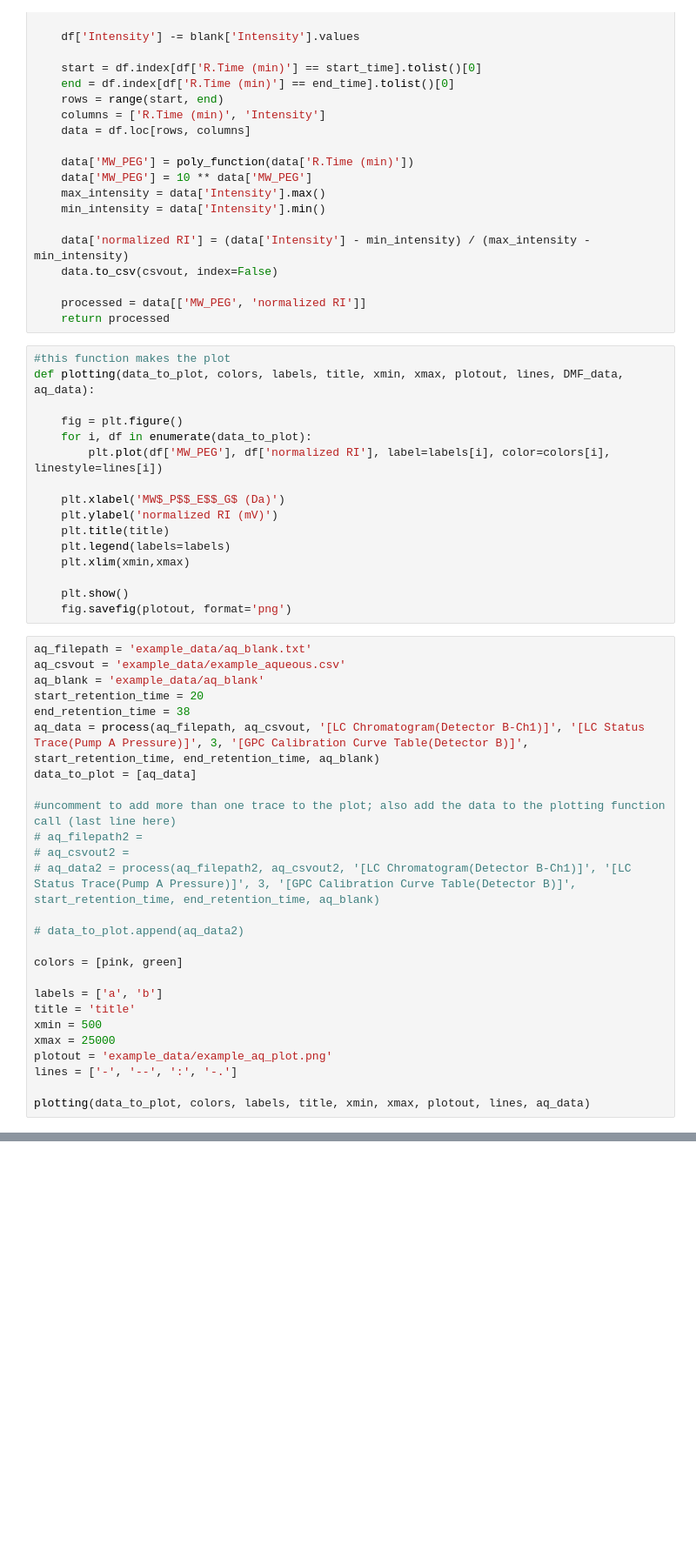
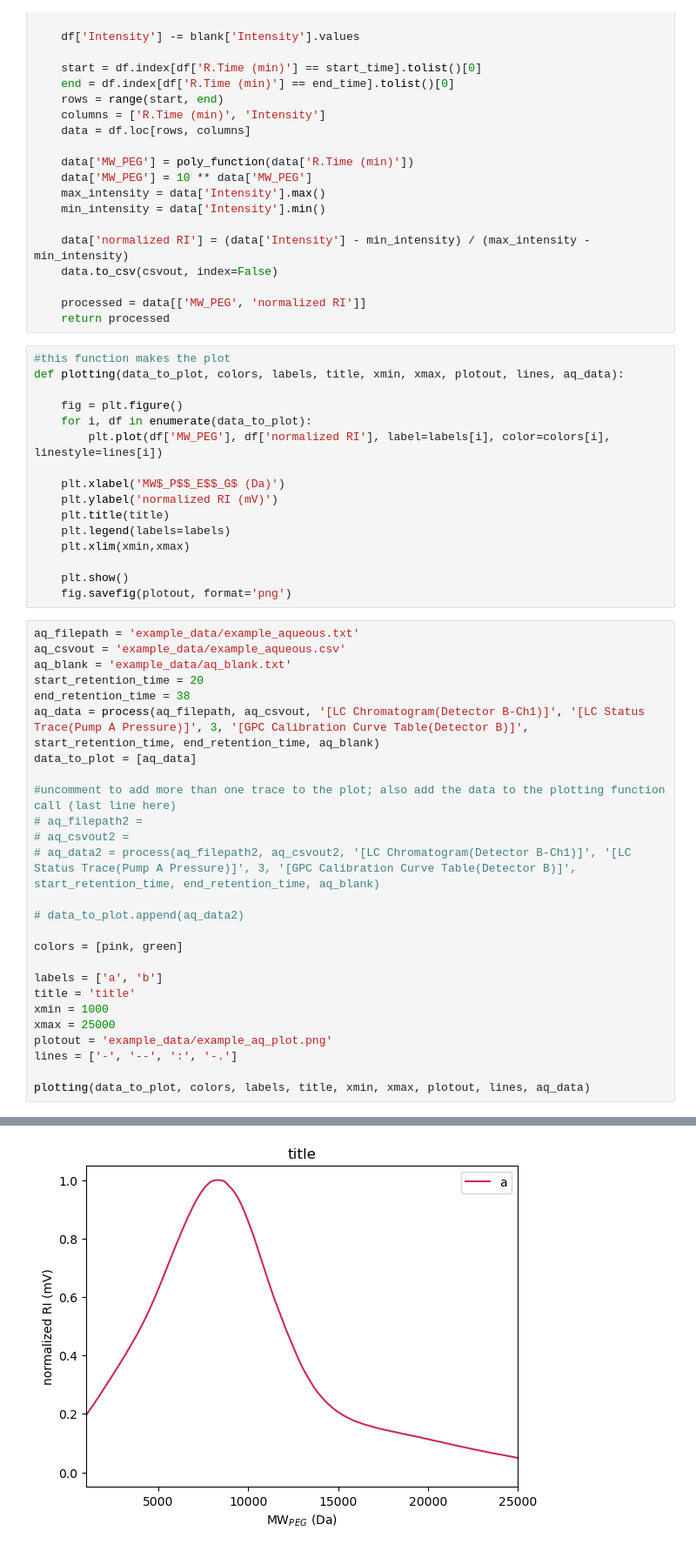
Before and after one commit to UNC-Knight-Lab/SECAnalysis, a Jupyter notebook: aq_SEC_processing.ipynb, the cells around one changed output, grey strips where cells are left out. Shown: that part at 87% size. Saved outputs shown, nothing was run; the diff lists cells and outputs as text; blank space fills up the shorter version.

```diff
--- a/aq_SEC_processing.ipynb
+++ b/aq_SEC_processing.ipynb
@@ -84,7 +84,7 @@ def process(filepath, csvout,  start_marker, end_marker, coordinate, start_marke
     return processed
 # %%
 #this function makes the plot
-def plotting(data_to_plot, colors, labels, title, xmin, xmax, plotout, lines, DMF_data, aq_data):
+def plotting(data_to_plot, colors, labels, title, xmin, xmax, plotout, lines, aq_data):
 
     fig = plt.figure()
     for i, df in enumerate(data_to_plot):
@@ -99,9 +99,9 @@ def plotting(data_to_plot, colors, labels, title, xmin, xmax, plotout, lines, DM
     plt.show()
     fig.savefig(plotout, format='png')
 # %%
-aq_filepath = 'example_data/aq_blank.txt'
+aq_filepath = 'example_data/example_aqueous.txt'
 aq_csvout = 'example_data/example_aqueous.csv'
-aq_blank = 'example_data/aq_blank'
+aq_blank = 'example_data/aq_blank.txt'
 start_retention_time = 20
 end_retention_time = 38
 aq_data = process(aq_filepath, aq_csvout, '[LC Chromatogram(Detector B-Ch1)]', '[LC Status Trace(Pump A Pressure)]', 3, '[GPC Calibration Curve Table(Detector B)]', start_retention_time, end_retention_time, aq_blank)
@@ -118,7 +118,7 @@ colors = [pink, green]
 
 labels = ['a', 'b']
 title = 'title'
-xmin = 500
+xmin = 1000
 xmax = 25000
 plotout = 'example_data/example_aq_plot.png'
 lines = ['-', '--', ':', '-.']
@@ -128,0 +128 @@ FileNotFoundError: [Errno 2] No such file or directory: 'example_data/aq_blank'
+[figure, added]
```
Also changed, not shown: parts of 1 cell of this notebook, 6 other files.
